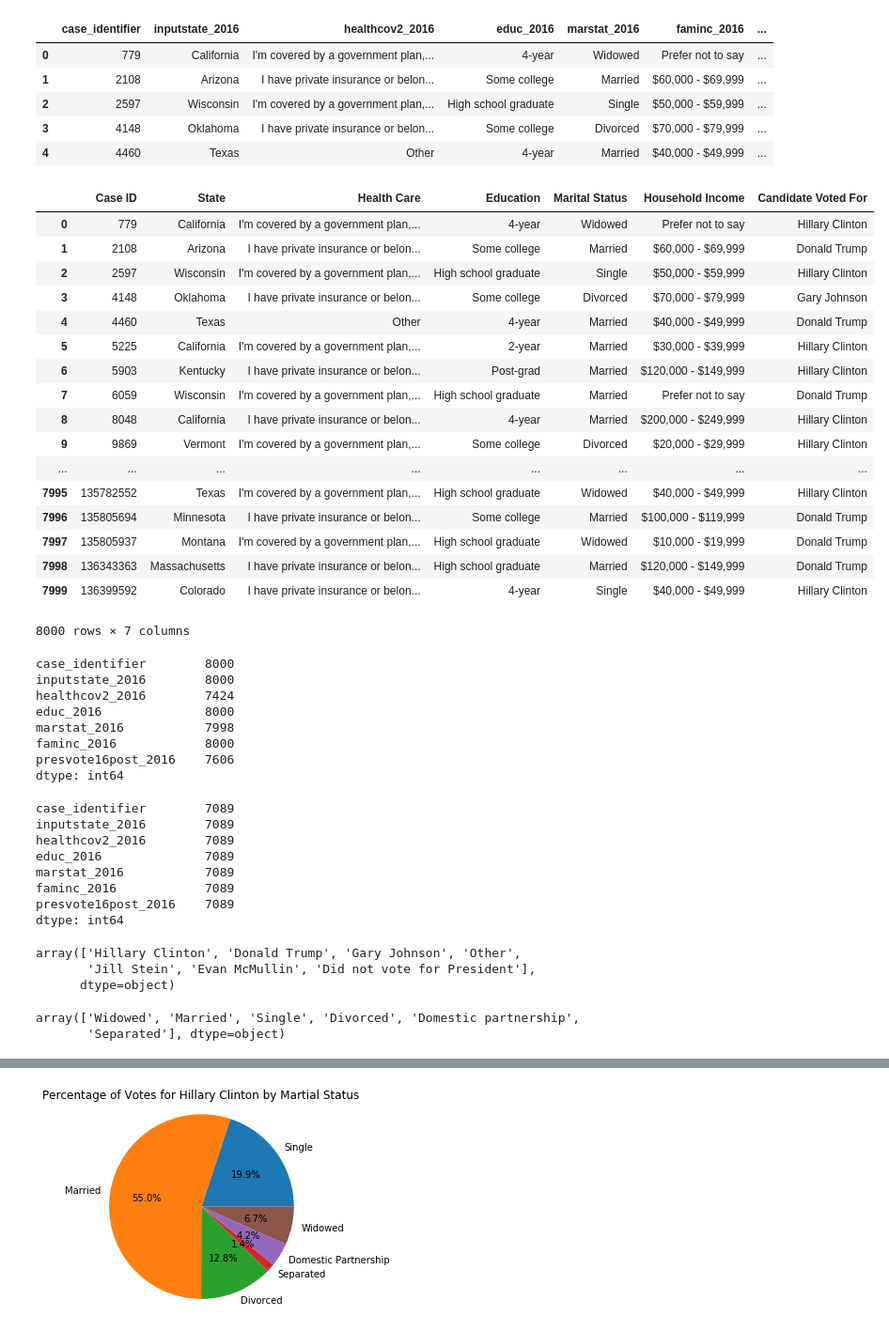
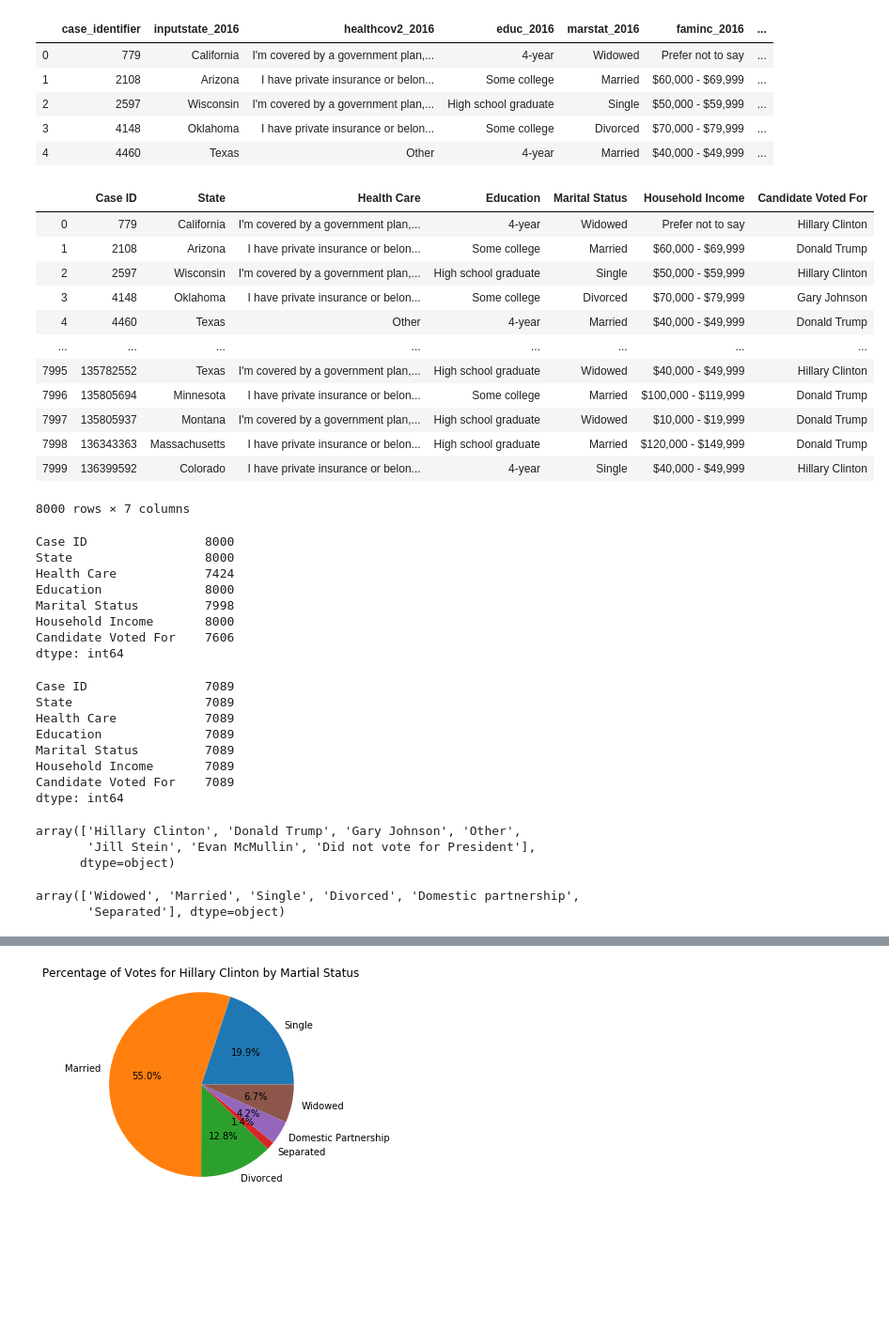
Before and after one commit to hannahhuntoon/project1, a Jupyter notebook: Final Voter Data.ipynb, the cells around one changed output, grey strips where cells are left out. Shown at 94% size. Saved outputs shown, nothing was run; the diff lists cells and outputs as text; code cells hidden in the pictures; blank space fills up the shorter version.

```diff
--- a/Final Voter Data.ipynb
+++ b/Final Voter Data.ipynb
@@ -59,25 +66,21 @@ cleanVoter2.head()
 | 3 | 4148 | Oklahoma | I have private insurance or belon... | Some college | Divorced | $70,000 - $79,999 | ... |
 | 4 | 4460 | Texas | Other | 4-year | Married | $40,000 - $49,999 | ... |
 # %%
-cleanVoter2.rename(columns={"case_identifier": "Case ID",
+cleanVoter2 = cleanVoter2.rename(columns={"case_identifier": "Case ID",
                            "inputstate_2016": "State",
                            "healthcov2_2016": "Health Care",
                            "educ_2016": "Education",
                            "marstat_2016": "Marital Status",
                            "faminc_2016": "Household Income",
                            "presvote16post_2016": "Candidate Voted For"})
+cleanVoter2
 # %% [output]
 |  | Case ID | State | Health Care | Education | Marital Status | Household Income | Candidate Voted For |
 | 0 | 779 | California | I'm covered by a government plan,... | 4-year | Widowed | Prefer not to say | Hillary Clinton |
 | 1 | 2108 | Arizona | I have private insurance or belon... | Some college | Married | $60,000 - $69,999 | Donald Trump |
 | 2 | 2597 | Wisconsin | I'm covered by a government plan,... | High school graduate | Single | $50,000 - $59,999 | Hillary Clinton |
 | 3 | 4148 | Oklahoma | I have private insurance or belon... | Some college | Divorced | $70,000 - $79,999 | Gary Johnson |
 | 4 | 4460 | Texas | Other | 4-year | Married | $40,000 - $49,999 | Donald Trump |
-| 5 | 5225 | California | I'm covered by a government plan,... | 2-year | Married | $30,000 - $39,999 | Hillary Clinton |
-| 6 | 5903 | Kentucky | I have private insurance or belon... | Post-grad | Married | $120,000 - $149,999 | Hillary Clinton |
-| 7 | 6059 | Wisconsin | I'm covered by a government plan,... | High school graduate | Married | Prefer not to say | Donald Trump |
-| 8 | 8048 | California | I have private insurance or belon... | 4-year | Married | $200,000 - $249,999 | Hillary Clinton |
-| 9 | 9869 | Vermont | I'm covered by a government plan,... | Some college | Divorced | $20,000 - $29,999 | Hillary Clinton |
 | ... | ... | ... | ... | ... | ... | ... | ... |
 | 7995 | 135782552 | Texas | I'm covered by a government plan,... | High school graduate | Widowed | $40,000 - $49,999 | Hillary Clinton |
 | 7996 | 135805694 | Minnesota | I have private insurance or belon... | Some college | Married | $100,000 - $119,999 | Donald Trump |
@@ -88,35 +91,35 @@ cleanVoter2.rename(columns={"case_identifier": "Case ID",
 # %%
 cleanVoter2.count()
 # %% [output]
-case_identifier        8000
-inputstate_2016        8000
-healthcov2_2016        7424
-educ_2016              8000
-marstat_2016           7998
-faminc_2016            8000
-presvote16post_2016    7606
+Case ID                8000
+State                  8000
+Health Care            7424
+Education              8000
+Marital Status         7998
+Household Income       8000
+Candidate Voted For    7606
 dtype: int64
 # %%
 cleanVoter2 = cleanVoter2.dropna(how = "any")
 cleanVoter2.count()
 # %% [output]
-case_identifier        7089
-inputstate_2016        7089
-healthcov2_2016        7089
-educ_2016              7089
-marstat_2016           7089
-faminc_2016            7089
-presvote16post_2016    7089
+Case ID                7089
+State                  7089
+Health Care            7089
+Education              7089
+Marital Status         7089
+Household Income       7089
+Candidate Voted For    7089
 dtype: int64
+# %%
+cleanVoter2['Candidate Voted For'].unique()
+# %% [output]
+array(['Hillary Clinton', 'Donald Trump', 'Gary Johnson', 'Other',
+       'Jill Stein', 'Evan McMullin', 'Did not vote for President'],
+      dtype=object)
 # %%
-cleanVoter2['presvote16post_2016'].unique()
+cleanVoter2['Marital Status'].unique()
 # %% [output]
-array(['Hillary Clinton', 'Donald Trump', 'Gary Johnson', 'Other',
-       'Jill Stein', 'Evan McMullin', 'Did not vote for President'],
-      dtype=object)
+array(['Widowed', 'Married', 'Single', 'Divorced', 'Domestic partnership',
+       'Separated'], dtype=object)
-# %%
-cleanVoter2['marstat_2016'].unique()
-# %% [output]
-array(['Widowed', 'Married', 'Single', 'Divorced', 'Domestic partnership',
-       'Separated'], dtype=object)
 # %%
```
Also changed, not shown: parts of 16 cells of this notebook, 7 other files.
